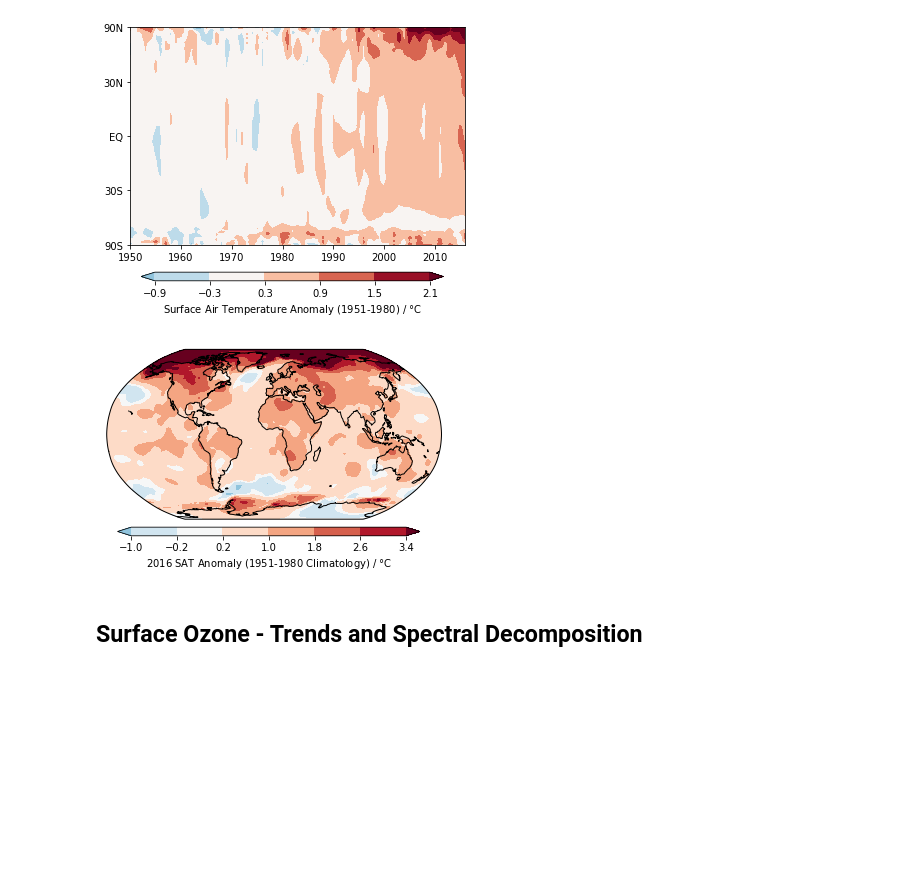
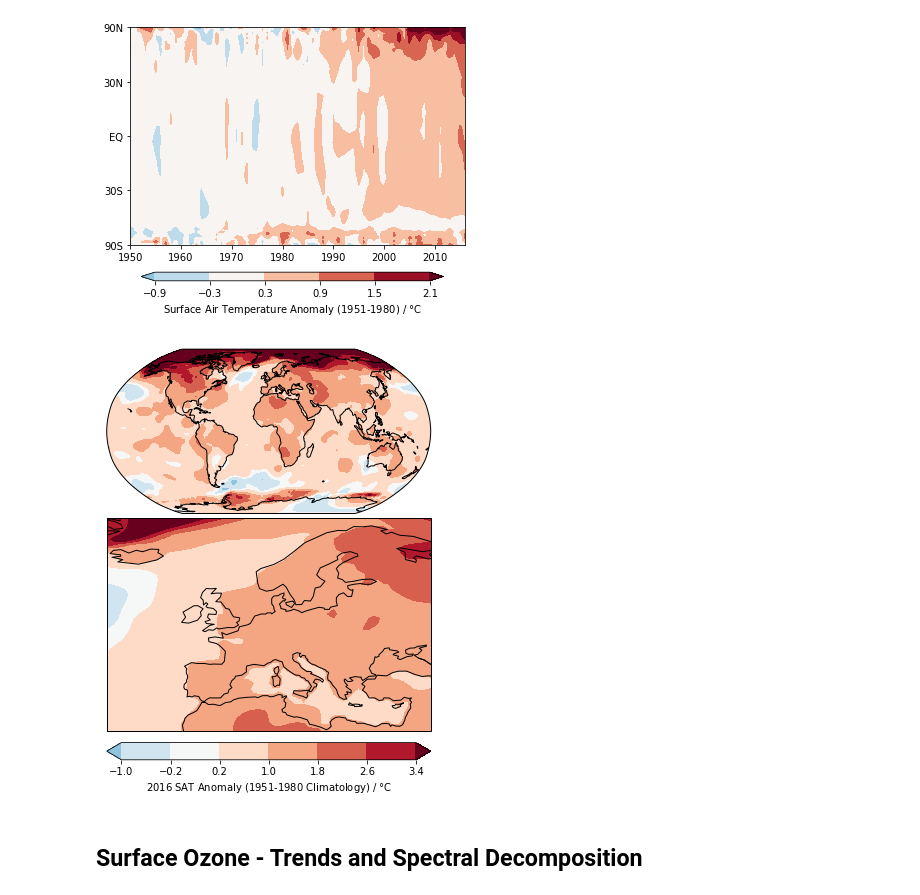
Before and after one commit to dcw32/plotting-intro, a Jupyter notebook: plotting_intro.ipynb, the cells around one changed output. Saved outputs shown, nothing was run; the diff lists cells and outputs as text; code cells hidden in the pictures; blank space fills up the shorter version.

Commit message:
add regional plot

```diff
--- a/plotting_intro.ipynb
+++ b/plotting_intro.ipynb
@@ -331,38 +329,46 @@ plt.show()
 [figure]
 [figure]
 # %%
+gs=gridspec.GridSpec(2,1)
+gs.update(left=0.05, right=0.95, hspace=-0.2)
 levs=[10.,20.,30.,40.,50.] # These are the plotting levels
 extend='both' # Extend the colorbar above/below? Options are 'max','min','neither','both'
 colmap='RdBu_r' # colorscales, google "matplotlib colormaps" for other options
 colmap=plt.cm.get_cmap(colmap)
 colmap=shiftedColorMap(colmap,0.30)
 levs=[-1.0,-0.2,0.2,1.0,1.8,2.6,3.4]
 # Want to extract the SST for 2016
 sst_2016=annual_data[np.where(yrs==2016)[0][0],:,:]
 #Create new figure
-fig=plt.figure(figsize=(6,4))
+fig=plt.figure(figsize=(5,8))
 #Use a Robinson projection, draw coastlines
-im0=plt.axes(projection=ccrs.Robinson(central_longitude=0))
+im0=fig.add_subplot(gs[0],projection=ccrs.Robinson(central_longitude=0))
+#im0=plt.axes(projection=ccrs.Robinson(central_longitude=0))
 im0.coastlines()
 im0.set_global()
+#im1 is a reduced plot
+im1=fig.add_subplot(gs[1],projection=ccrs.PlateCarree())
+im1.set_extent([-25,40,30,70])
+im1.coastlines()
 #
 #Trickery to get the colormap to append for the 'both' extension - insert levels above and below
 levs2=np.insert(levs,0,levs[0]-1)
 levs2=np.append(levs2,levs2[len(levs2)-1]+1)
 # This normalises the levels so that if there are large differences between the sizes
 # of bins that the colors are uniform
 norm=colors.BoundaryNorm(levs2, ncolors=cmap.N, clip=True)
 # Filled contour at defined levels
 cay=im0.contourf(lons,lats,sst_2016,levs,transform=ccrs.PlateCarree(),cmap=colmap,extend=extend,norm=norm)
+caz=im1.contourf(lons,lats,sst_2016,levs,transform=ccrs.PlateCarree(),cmap=colmap,extend=extend,norm=norm)
 #Add colorbar, this is a more 'precise' way to add the colorbar by defining a new axis
-cbaxes=fig.add_axes([0.15, 0.15, 0.7, 0.03])
+cbaxes=fig.add_axes([0.05, 0.1, 0.9, 0.03])
 cbar=plt.colorbar(cay,cax=cbaxes,orientation="horizontal")
 cbar.set_label('2016 SAT Anomaly (1951-1980 Climatology) / $\degree$C')
 #plt.suptitle('2016 Surface Temperature Anomaly (from 1951-1980)')
 plt.savefig('/homes/dcw32/figures/best.png',bbox_inches='tight',dpi=200)
 plt.show()
 # %% [output]
-[figure, old version]
+[figure, new version]
 # %% [markdown]
 ## Surface Ozone - Trends and Spectral Decomposition
 # %% [markdown]
```
Also changed, not shown: parts of 3 cells of this notebook.
